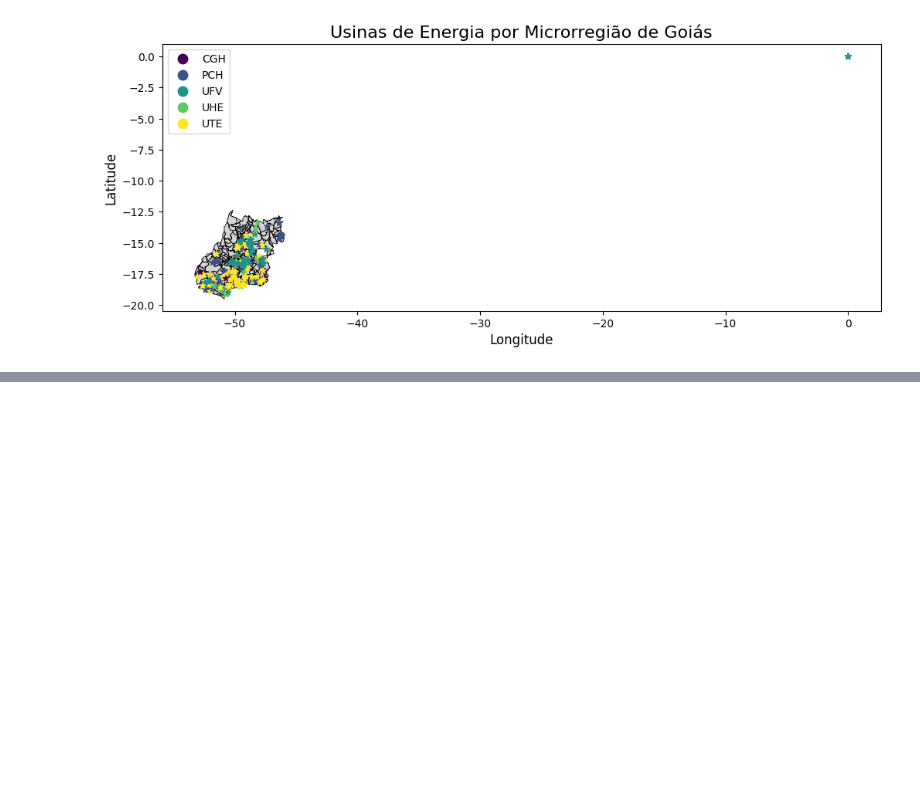
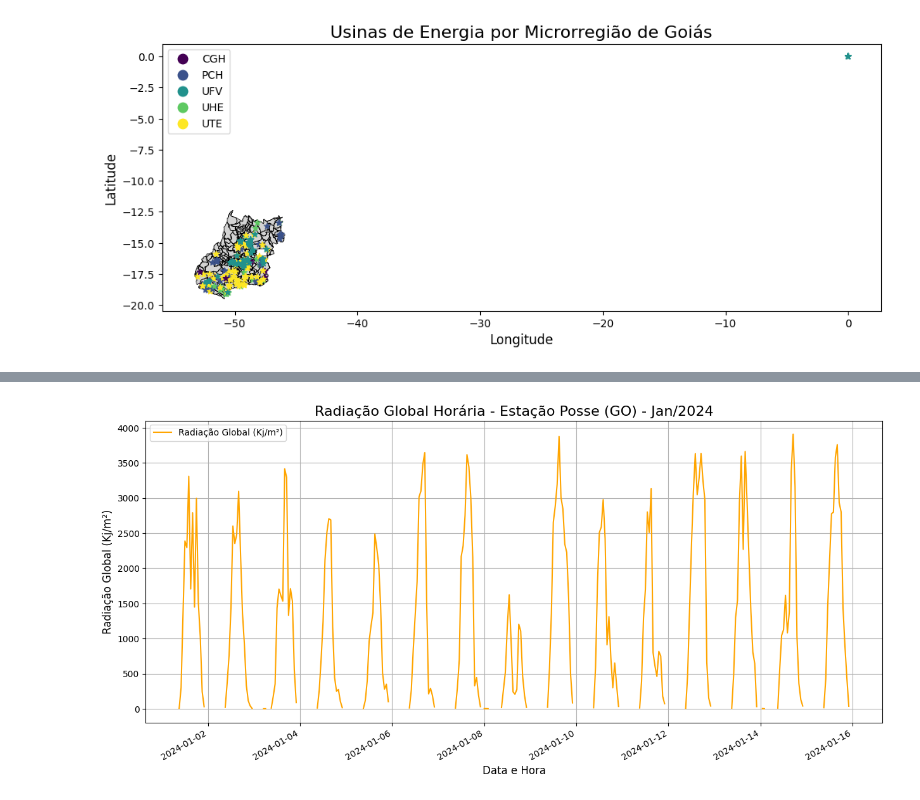
Before and after one commit to Ficheles/ml-politicas-energeticas-ifg-2025, a Jupyter notebook: exploratory_data_analysis.ipynb, the cells around one changed output, grey strips where cells are left out. Saved outputs shown, nothing was run; the diff lists cells and outputs as text; code cells hidden in the pictures; blank space fills up the shorter version.

Commit message:
Processando dados do INMET

```diff
--- a/exploratory_data_analysis.ipynb
+++ b/exploratory_data_analysis.ipynb
@@ -151,3 +151,81 @@ ax.set_ylabel('Latitude', fontsize=12)
 plt.show()
 # %% [output]
 [figure]
+# %%
+# Importação das bibliotecas necessárias
+import pandas as pd
+import matplotlib.pyplot as plt
+import matplotlib.dates as mdates
+
+# --- PASSO 1: DEFINA O CAMINHO DO ARQUIVO ---
+# Ajuste este caminho para corresponder à localização do seu arquivo no Google Drive
+caminho_do_arquivo = '/content/drive/MyDrive/ESTUDOS/POS-IA-IFG/TRABALHO-FINAL-MODULO-II/INMET-DADOS-METERIOLOGICOS/INMET_CO_GO_A017_POSSE_01-01-2024_A_31-12-2024.CSV'
+
+try:
+    # --- PASSO 2: CARREGAR OS DADOS ---
+    # Este comando lê o arquivo CSV, pulando o cabeçalho e tratando os separadores de coluna (;) e decimal (,)
+    df_inmet = pd.read_csv(
+        caminho_do_arquivo,
+        sep=';',
+        skiprows=8,
+        encoding='latin-1',
+        decimal=','
+    )
+
+
+    # --- PASSO 3: LIMPEZA E TRANSFORMAÇÃO ---
+    # Remove a última coluna que geralmente é importada vazia
+    df_inmet = df_inmet.iloc[:, :-1]
+
+    # Renomeia as colunas para nomes mais curtos e fáceis de usar em Python
+    df_inmet.columns = [
+        'data', 'hora_utc', 'precipitacao_mm', 'pressao_atm_mb',
+        'pressao_max_mb', 'pressao_min_mb', 'radiacao_global_kj_m2',
+        'temp_ar_c', 'temp_orvalho_c', 'temp_max_c', 'temp_min_c',
+        'temp_orvalho_max_c', 'temp_orvalho_min_c', 'umidade_max_pct',
+        'umidade_min_pct', 'umidade_horaria_pct', 'vento_dir_gr',
+        'vento_rajada_ms', 'vento_vel_ms'
+    ]
+
+    # Combina as colunas 'data' e 'hora_utc' em uma única coluna de data e hora
+    df_inmet['hora_utc'] = df_inmet['hora_utc'].str.slice(0, 2) + ':' + df_inmet['hora_utc'].str.slice(2, 4)
+    df_inmet['datetime'] = pd.to_datetime(df_inmet['data'] + ' ' + df_inmet['hora_utc'], format='%Y/%m/%d %H:%M')
+
+    # Define a coluna 'datetime' como o índice do DataFrame, o que é ótimo para trabalhar com séries temporais
+    df_inmet.set_index('datetime', inplace=True)
+
+    print("\n### Amostra dos Dados Processados ###")
+    print(df_inmet.head())
+
+    # --- PASSO 4: ANÁLISE E VISUALIZAÇÃO ---
+    print("\nGerando gráfico de Radiação Global para a primeira quinzena de Janeiro de 2024...")
+
+    # Filtra os dados para visualizar apenas as duas primeiras semanas de janeiro
+    janeiro_df = df_inmet['2024-01-01':'2024-01-15']
+
+    # Cria a figura e os eixos para o gráfico
+    fig, ax = plt.subplots(figsize=(15, 7))
+
+    # Plota a radiação global ao longo do tempo
+    ax.plot(janeiro_df.index, janeiro_df['radiacao_global_kj_m2'], label='Radiação Global (Kj/m²)', color='orange')
+
+    # Adiciona títulos e rótulos para clareza
+    ax.set_title('Radiação Global Horária - Estação Posse (GO) - Jan/2024', fontsize=16)
+    ax.set_xlabel('Data e Hora', fontsize=12)
+    ax.set_ylabel('Radiação Global (Kj/m²)', fontsize=12)
+    ax.grid(True)
+    ax.legend()
+
+    # Melhora a formatação das datas no eixo X para evitar sobreposição
+    ax.xaxis.set_major_locator(mdates.DayLocator(interval=2))
+    ax.xaxis.set_major_formatter(mdates.DateFormatter('%Y-%m-%d'))
+    plt.gcf().autofmt_xdate()
+
+    # Exibe o gráfico
+    plt.show()
+
+except FileNotFoundError:
+    print("Por favor, verifique se o caminho no Google Drive está correto.")
+except Exception as e:
+    print(f"Ocorreu um erro inesperado: {e}")
+# %% [output]
@@ -153,0 +249 @@ plt.show()
+[figure, added]
```
Also changed, not shown: parts of 1 cell of this notebook.
